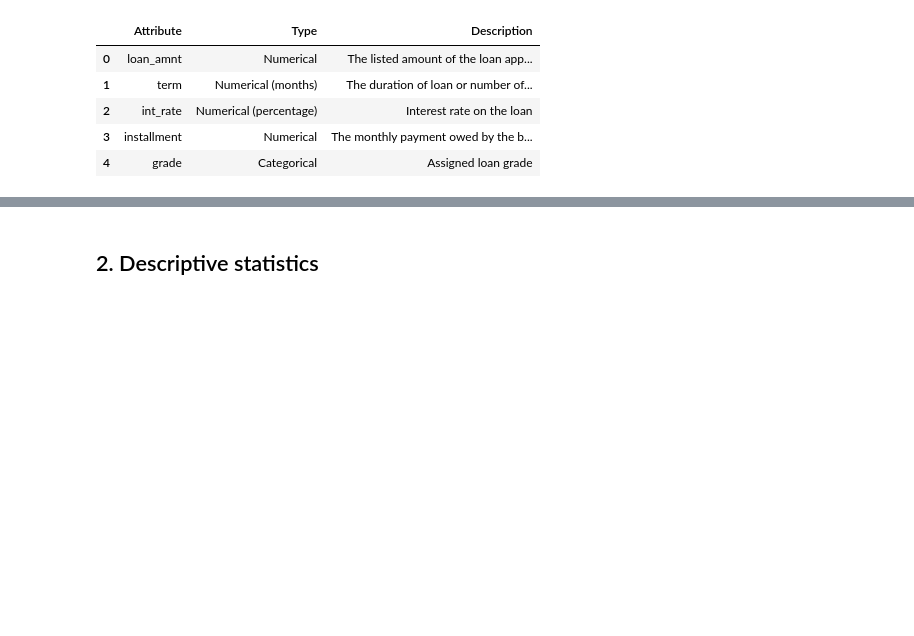
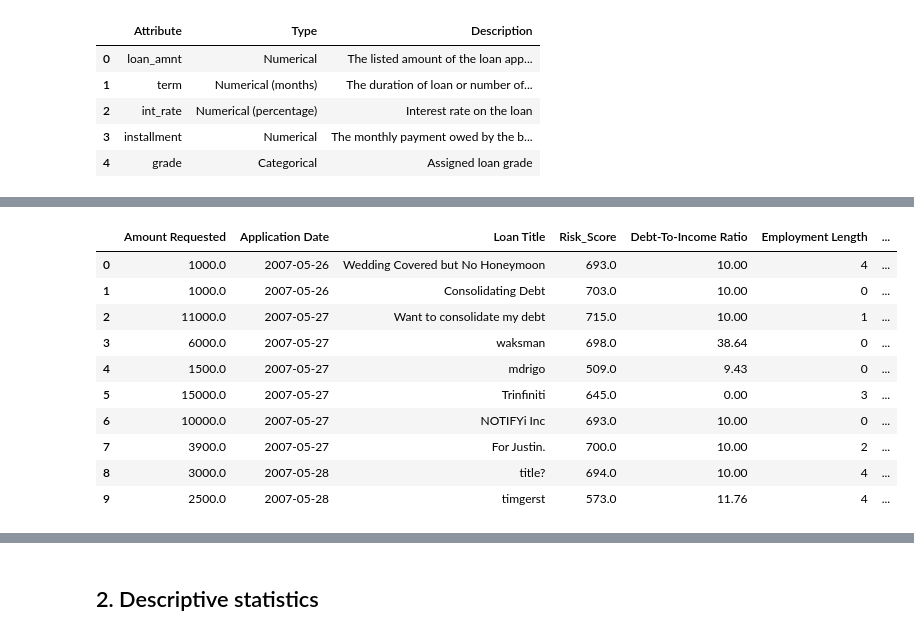
Before and after one commit to hansaleem1/Robo-Loan, a Jupyter notebook: Roboloan.ipynb, the cells around one changed output, grey strips where cells are left out. Cells and saved outputs as stored; diff of their text form; code cells hidden in the pictures; blank space fills up the shorter version.

```diff
--- a/Roboloan.ipynb
+++ b/Roboloan.ipynb
@@ -188,0 +131,23 @@ ValueError: 'C' is not in list
+# %%
+# function for ordinal variables like employment lenght and grade
+
+def ordinal_feature(data, columns):
+    """
+        - Takes only ordinal variables (in quantative or alphabetic order) to convert it into integer
+        - Important: Takes two arguments
+    """
+    for column in columns:
+        converted_order = []
+        count = 0
+        values = list(data[column].unique())
+        values = sorted(values)
+        for value in values:
+            value = str(value)
+            if value.startswith("<"):
+                converted_order.insert(0, value)
+            elif "+" in value:
+                converted_order.insert(count + 1, value)
+            else:
+                converted_order.insert(count, value)
+                count += 1
+        data[column] = data[column].apply(lambda x: converted_order.index(x))
@@ -223,3 +193,21 @@ NameError: name 'data_rejeceted' is not defined
+# %%
+# convert ordinal features to numeric order
+ordinals = ["Employment Length"]
+ordinal_feature(data_rejected, ordinals)
+
+data_rejected.head(10)
+# %% [output]
+|  | Amount Requested | Application Date | Loan Title | Risk_Score | Debt-To-Income Ratio | Employment Length | ... |
+| 0 | 1000.0 | 2007-05-26 | Wedding Covered but No Honeymoon | 693.0 | 10.00 | 4 | ... |
+| 1 | 1000.0 | 2007-05-26 | Consolidating Debt | 703.0 | 10.00 | 0 | ... |
+| 2 | 11000.0 | 2007-05-27 | Want to consolidate my debt | 715.0 | 10.00 | 1 | ... |
+| 3 | 6000.0 | 2007-05-27 | waksman | 698.0 | 38.64 | 0 | ... |
+| 4 | 1500.0 | 2007-05-27 | mdrigo | 509.0 | 9.43 | 0 | ... |
+| 5 | 15000.0 | 2007-05-27 | Trinfiniti | 645.0 | 0.00 | 3 | ... |
+| 6 | 10000.0 | 2007-05-27 | NOTIFYi Inc | 693.0 | 10.00 | 0 | ... |
+| 7 | 3900.0 | 2007-05-27 | For Justin. | 700.0 | 10.00 | 2 | ... |
+| 8 | 3000.0 | 2007-05-28 | title? | 694.0 | 10.00 | 4 | ... |
+| 9 | 2500.0 | 2007-05-28 | timgerst | 573.0 | 11.76 | 4 | ... |
 # %%
 # Attribute explanations of rejected loans?
 
```
Also changed, not shown: parts of 29 cells of this notebook.
